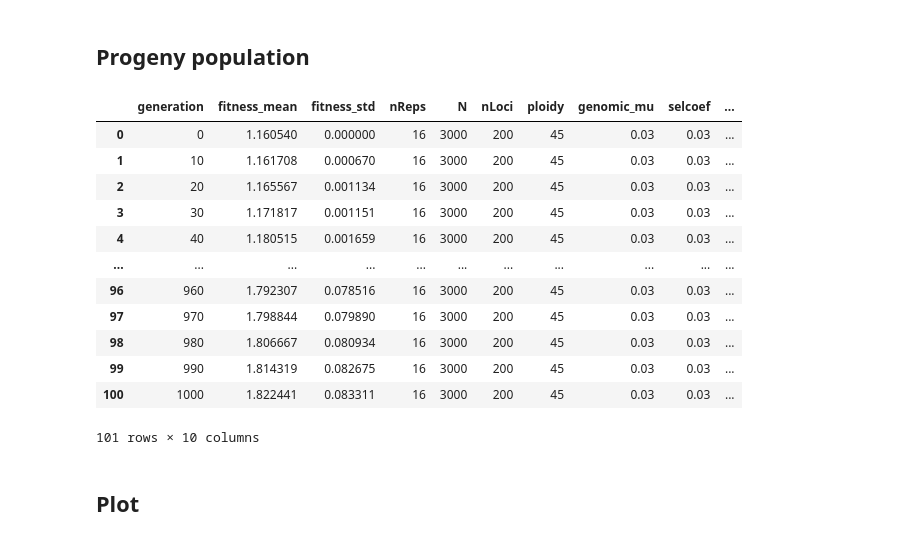
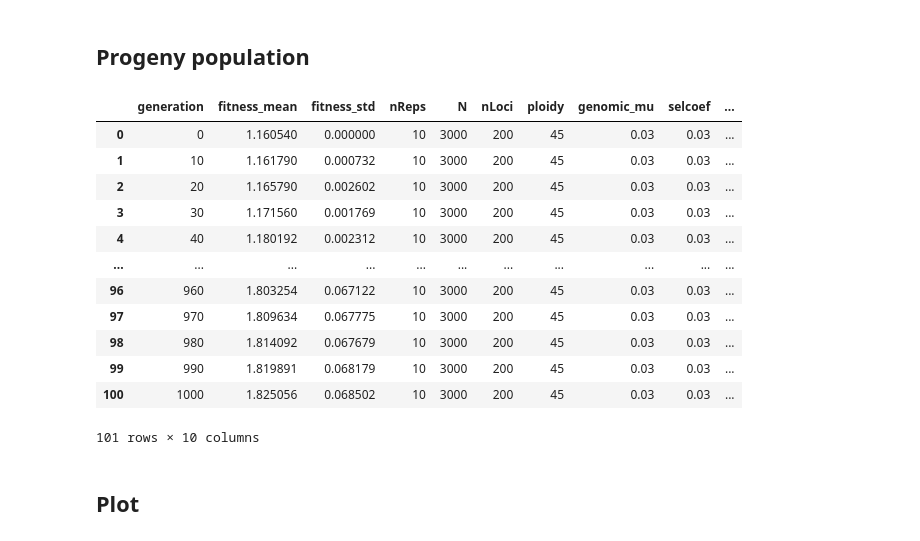
Before and after one commit to rbazev/sex_amitosis_evolvability, a Jupyter notebook: amitosis.ipynb, the cells around one changed output. Drawn from its saved outputs; the diff is of its cells as text; code cells hidden in the pictures.

```diff
--- a/amitosis.ipynb
+++ b/amitosis.ipynb
@@ -27,8 +28,15 @@ sns.set_context('talk')
+# %%
+nReps = 10
+N = 3000
+L = 200
+c = 45
+U = .03
+s = .03
 # %% [markdown]
 ## Parental population
 # %%
-nReps = 16
-pop = Populations(nReps=nReps, N=3000, nLoci=200, ploidy=45, genomic_mu=.03, selcoef=.03, amitosis=True)
+
+pop = Populations(nReps=nReps, N=N, nLoci=L, ploidy=c, genomic_mu=U, selcoef=s, amitosis=True)
 for i in range(nReps):
     for j in range(5):
         pop.soma[i,:,j] += 45
@@ -53,30 +61,29 @@ data
 # %% [markdown]
 ## Progeny population
 # %%
-nReps = 16
-pop = Populations(nReps=nReps, N=3000, nLoci=200, ploidy=45, genomic_mu=.03, selcoef=.03, amitosis=True)
+pop = Populations(nReps=nReps, N=N, nLoci=L, ploidy=c, genomic_mu=U, selcoef=s, amitosis=True)
 for i in range(nReps):
     for j in range(5):
         pop.soma[i,:,j] += 22
     for j in range(5, 10):
         pop.soma[i,:,j] += 23
 pop.get_fitness()
 pop.collect_data()
 data2 = pop.evolve(1000, 10)
 data2
 # %% [output]
 |  | generation | fitness_mean | fitness_std | nReps | N | nLoci | ploidy | genomic_mu | selcoef | ... |
-| 0 | 0 | 1.160540 | 0.000000 | 16 | 3000 | 200 | 45 | 0.03 | 0.03 | ... |
-| 1 | 10 | 1.161708 | 0.000670 | 16 | 3000 | 200 | 45 | 0.03 | 0.03 | ... |
-| 2 | 20 | 1.165567 | 0.001134 | 16 | 3000 | 200 | 45 | 0.03 | 0.03 | ... |
-| 3 | 30 | 1.171817 | 0.001151 | 16 | 3000 | 200 | 45 | 0.03 | 0.03 | ... |
-| 4 | 40 | 1.180515 | 0.001659 | 16 | 3000 | 200 | 45 | 0.03 | 0.03 | ... |
+| 0 | 0 | 1.160540 | 0.000000 | 10 | 3000 | 200 | 45 | 0.03 | 0.03 | ... |
+| 1 | 10 | 1.161790 | 0.000732 | 10 | 3000 | 200 | 45 | 0.03 | 0.03 | ... |
+| 2 | 20 | 1.165790 | 0.002602 | 10 | 3000 | 200 | 45 | 0.03 | 0.03 | ... |
+| 3 | 30 | 1.171560 | 0.001769 | 10 | 3000 | 200 | 45 | 0.03 | 0.03 | ... |
+| 4 | 40 | 1.180192 | 0.002312 | 10 | 3000 | 200 | 45 | 0.03 | 0.03 | ... |
 | ... | ... | ... | ... | ... | ... | ... | ... | ... | ... | ... |
-| 96 | 960 | 1.792307 | 0.078516 | 16 | 3000 | 200 | 45 | 0.03 | 0.03 | ... |
-| 97 | 970 | 1.798844 | 0.079890 | 16 | 3000 | 200 | 45 | 0.03 | 0.03 | ... |
-| 98 | 980 | 1.806667 | 0.080934 | 16 | 3000 | 200 | 45 | 0.03 | 0.03 | ... |
-| 99 | 990 | 1.814319 | 0.082675 | 16 | 3000 | 200 | 45 | 0.03 | 0.03 | ... |
-| 100 | 1000 | 1.822441 | 0.083311 | 16 | 3000 | 200 | 45 | 0.03 | 0.03 | ... |
+| 96 | 960 | 1.803254 | 0.067122 | 10 | 3000 | 200 | 45 | 0.03 | 0.03 | ... |
+| 97 | 970 | 1.809634 | 0.067775 | 10 | 3000 | 200 | 45 | 0.03 | 0.03 | ... |
+| 98 | 980 | 1.814092 | 0.067679 | 10 | 3000 | 200 | 45 | 0.03 | 0.03 | ... |
+| 99 | 990 | 1.819891 | 0.068179 | 10 | 3000 | 200 | 45 | 0.03 | 0.03 | ... |
+| 100 | 1000 | 1.825056 | 0.068502 | 10 | 3000 | 200 | 45 | 0.03 | 0.03 | ... |
 101 rows × 10 columns
 # %% [markdown]
 ## Plot
```
Also changed, not shown: parts of 4 cells of this notebook.
